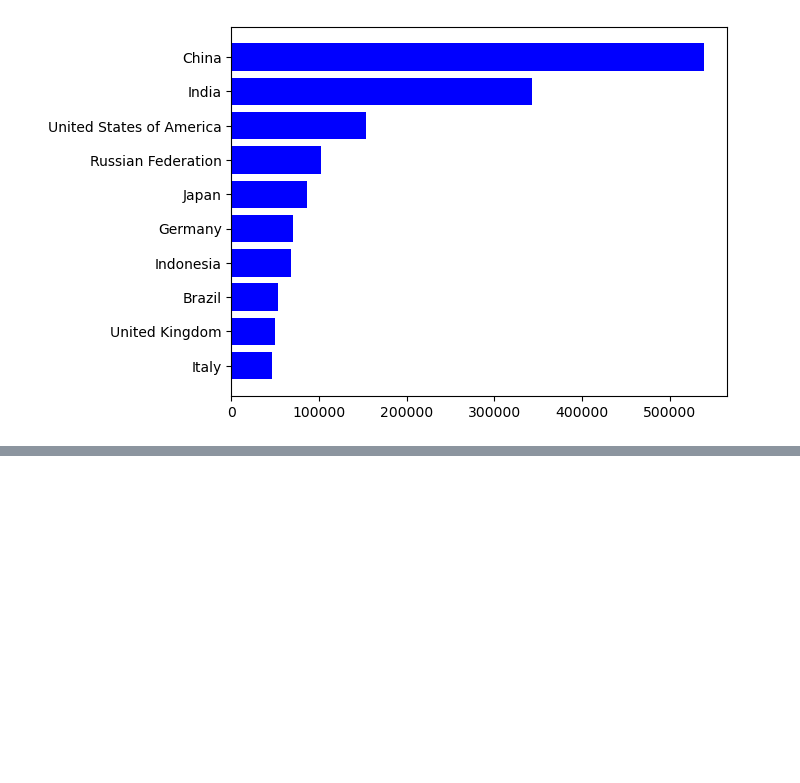
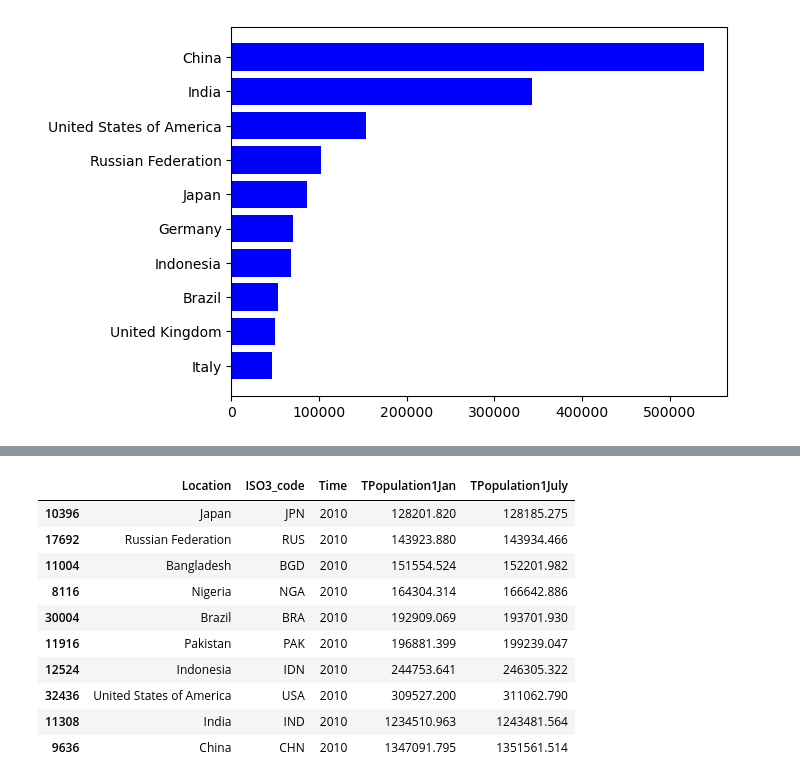
Before and after one commit to ipktpz/animate-plot, a Jupyter notebook: animate_plot.ipynb, the cells around one changed output, grey strips where cells are left out. Cells and saved outputs as stored; diff of their text form; code cells hidden in the pictures; blank space fills up the shorter version.

```diff
--- a/animate_plot.ipynb
+++ b/animate_plot.ipynb
@@ -59,0 +113,14 @@ plt.barh(top_pop_1950['Location'], top_pop_1950['TPopulation1Jan'], color='blue'
+# %%
+top_pop
+# %% [output]
+|  | Location | ISO3_code | Time | TPopulation1Jan | TPopulation1July |
+| 10396 | Japan | JPN | 2010 | 128201.820 | 128185.275 |
+| 17692 | Russian Federation | RUS | 2010 | 143923.880 | 143934.466 |
+| 11004 | Bangladesh | BGD | 2010 | 151554.524 | 152201.982 |
+| 8116 | Nigeria | NGA | 2010 | 164304.314 | 166642.886 |
+| 30004 | Brazil | BRA | 2010 | 192909.069 | 193701.930 |
+| 11916 | Pakistan | PAK | 2010 | 196881.399 | 199239.047 |
+| 12524 | Indonesia | IDN | 2010 | 244753.641 | 246305.322 |
+| 32436 | United States of America | USA | 2010 | 309527.200 | 311062.790 |
+| 11308 | India | IND | 2010 | 1234510.963 | 1243481.564 |
+| 9636 | China | CHN | 2010 | 1347091.795 | 1351561.514 |
```
Also changed, not shown: parts of 5 cells of this notebook.
